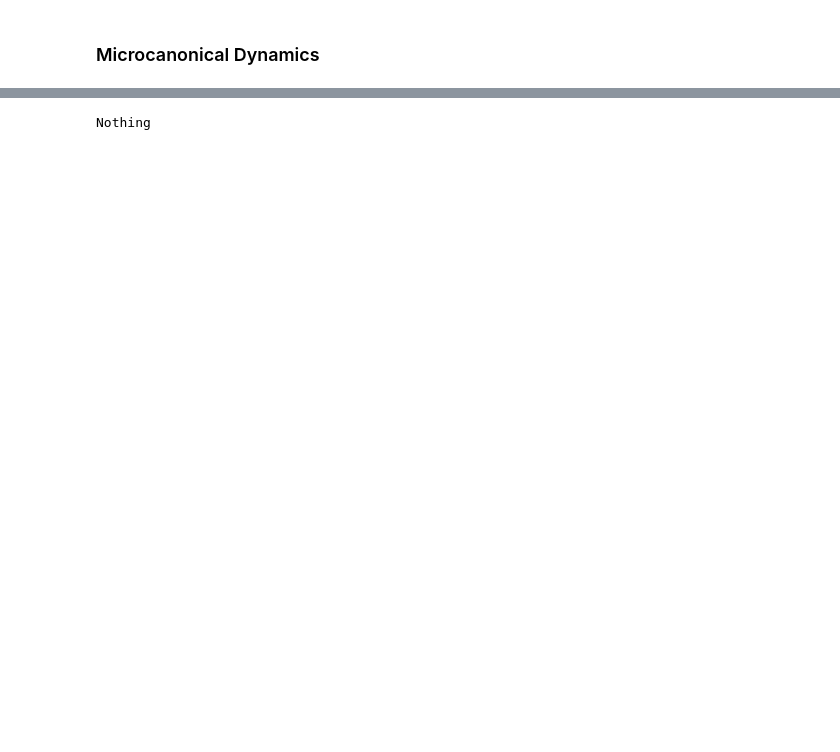
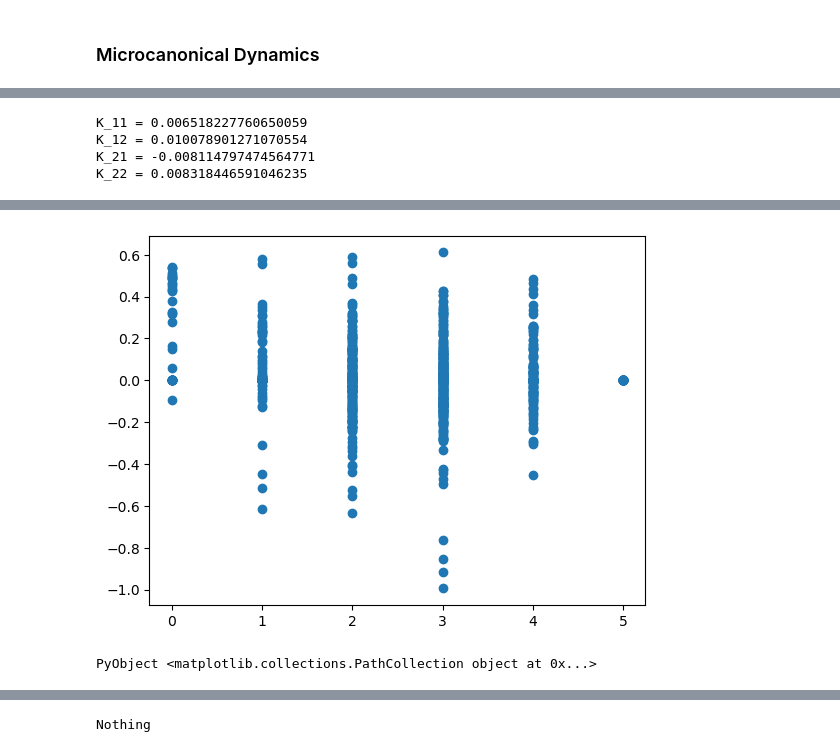
Before and after one commit to EmilySRichards/KineticMonteCarlo, a Jupyter notebook: PROJECT/Main.ipynb, the cells around one changed output, grey strips where cells are left out. Cells and saved outputs as stored; diff of their text form; code cells hidden in the pictures; blank space fills up the shorter version.

Commit message:
Fiddling around
Last commit before I change the way spins are stored (to a separate matrix defined on the edges)

```diff
--- a/PROJECT/Main.ipynb
+++ b/PROJECT/Main.ipynb
@@ -79,9 +89,9 @@ end
 # %% [markdown]
 ### Testing Data Structure
 # %%
-TestBasis = SquareBasis()
-L = [2, 2]
-PBC = [true, false]
+TestBasis = HexBasis()
+L = [3, 3]
+PBC = [false, false]
 
 cells, _ = LatticeGrid(L, PBC, TestBasis)
 vertices = cells[1]
@@ -496,0 +529,43 @@ end
+# %%
+TestK = load("data/TEST.jld", "Test");
+vertices = load("data/TEST.jld", "vertices");
+edges = load("data/TEST.jld", "edges");
+
+TestK .*= length(edges);
+# %%
+K = mean(TestK, dims=(3,4))
+for x in 1:2
+    for y in 1:2
+        print("K_", x, y, " = ", K[x,y], "\n")
+    end
+end
+# %% [output]
+K_11 = 0.006518227760650059
+K_12 = 0.010078901271070554
+K_21 = -0.008114797474564771
+K_22 = 0.008318446591046235
+# %%
+using Graphs
+
+function LatticeToGraph(vertices, edges)
+    elist = []
+    for edge in edges
+        push!(elist, Tuple(edge.∂))
+    end
+    return SimpleGraph(Graphs.SimpleEdge.(elist));
+end
+
+
+
+
+Lvertices, Ledges = LineGraph(vertices, edges)
+LG = LatticeToGraph(Lvertices, Ledges) # line graph (we'll use the graph metric on this)
+
+d = zeros(size(TestK[1,1,:,:]))
+for e in eachindex(edges)
+    ds = dijkstra_shortest_paths(LG, e)
+    d[e,:] .= ds.dists
+end
+
+scatter(vec(d), vec(TestK[1,1,:,:]))
+# %% [output]
@@ -496,0 +574,2 @@ end
+[figure, added]
+PyObject <matplotlib.collections.PathCollection object at 0x...>
```
Also changed, not shown: parts of 57 cells of this notebook, 3 other files.
